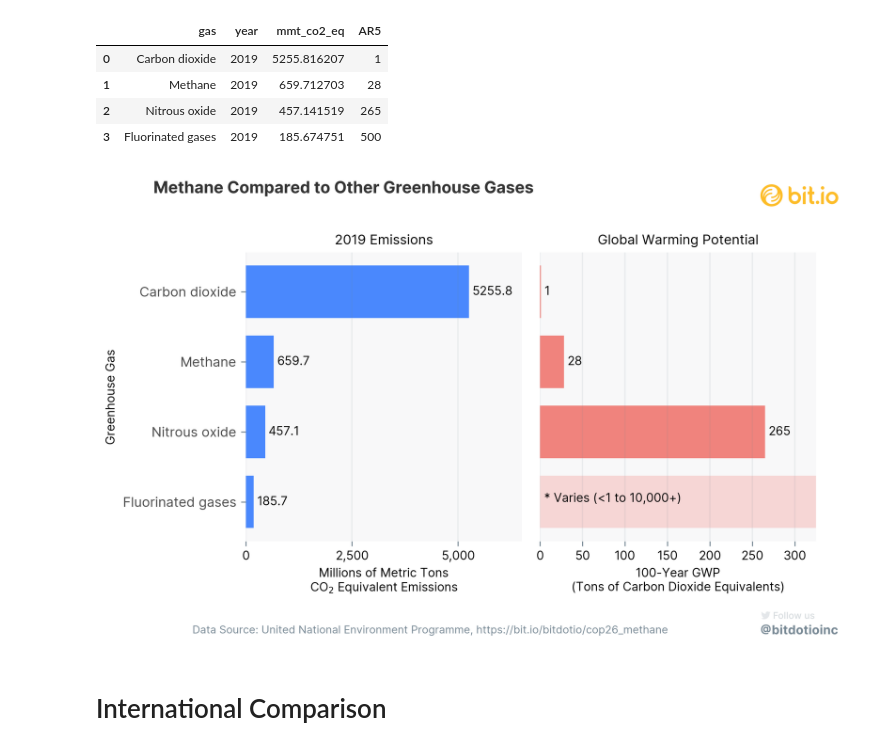
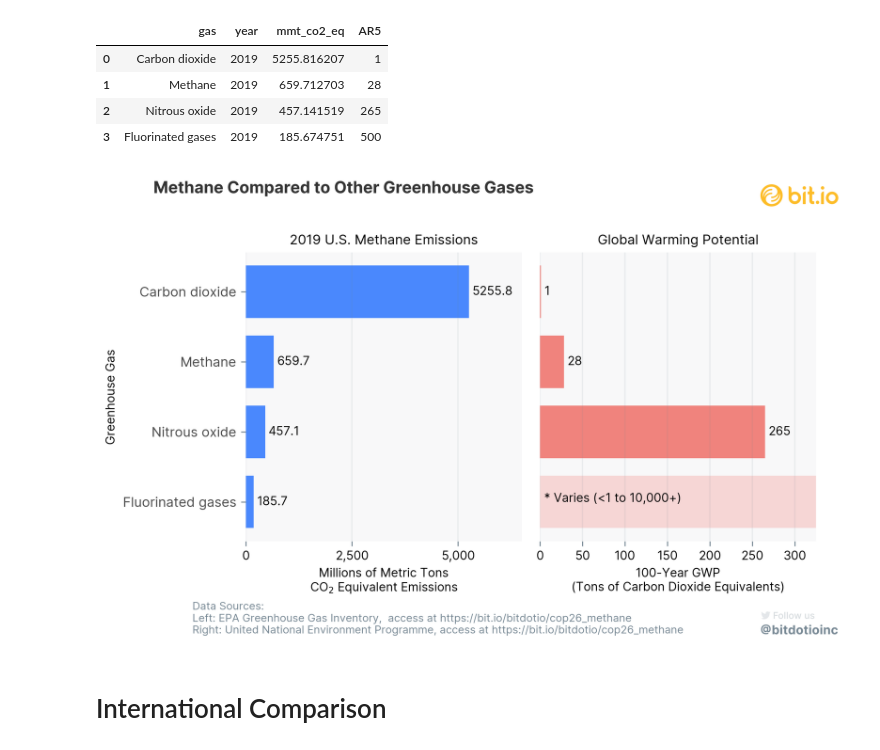
Before and after one commit to dliden-bitdotio/cop_methane, a Jupyter notebook: notebooks/methane_analysis.ipynb, the cells around one changed output. Cells and saved outputs as stored; diff of their text form; code cells hidden in the pictures.

Commit message:
Update figure text to specify US emissions

```diff
--- a/notebooks/methane_analysis.ipynb
+++ b/notebooks/methane_analysis.ipynb
@@ -238,7 +238,7 @@ ax[1].invert_yaxis()
 ax[0].set_xlim(0,6500)
 ax[1].set_xlim(0, 325)
 
-ax[0].set_title("2019 Emissions", fontfamily="Inter", size=10)
+ax[0].set_title("2019 U.S. Methane Emissions", fontfamily="Inter", size=10)
 ax[1].set_title("Global Warming Potential", fontfamily="Inter", size=10)
 
 ann1 = ax[0].bar_label(bar1, fontfamily="Inter", size=9, fmt="%.1f", padding = 2.5)
@@ -286,35 +286,35 @@ for spine in ['top', 'right', 'left', 'bottom']:
 for a in ax:
     a.tick_params(which='both', bottom=True, left=True, color=GREY)
 
 
 fig.tight_layout(rect=[0.02,0.1,0.97,0.9])
 
-fig.text(0.15, 0.05, "Data Source: United National Environment Programme, https://bit.io/bitdotio/cop26_methane", ha='left',
+fig.text(0.15, 0.05, "Data Sources:\nLeft: EPA Greenhouse Gas Inventory,  access at https://bit.io/bitdotio/cop26_methane\nRight: United National Environment Programme, access at https://bit.io/bitdotio/cop26_methane", ha='left',
          fontdict={"family":"Inter", "size":8, "color":GREY})
 
 fig.suptitle("Methane Compared to Other Greenhouse Gases", x=0.1, y=0.98,
              fontweight="bold", ha="left", fontdict={"family":"Inter", "size":8, "color":"black", "alpha":0.8})
 
 
 # Fonts
 mpl.rcParams['font.family'] = 'Inter'
 
 # logos
 logo = plt.axes([0.88,0.9, 0.1, 0.1], frameon=True)
 logo.imshow(img)
 logo.axis('off')
 logo.patch.set_facecolor("white")
 
 twt = plt.axes([0.88,0.02, 0.1, 0.1], frameon=True)
 twt.imshow(img2)
 twt.axis('off')
 fig.patch.set_facecolor("white")
 
 if not Path("../figures/").exists():
     Path("../figures/").mkdir()
 plt.savefig("../figures/compare_methane.png")
 # %% [output]
-[figure, old version]
+[figure, new version]
 # %% [markdown]
 # International Comparison
 # %%
```
